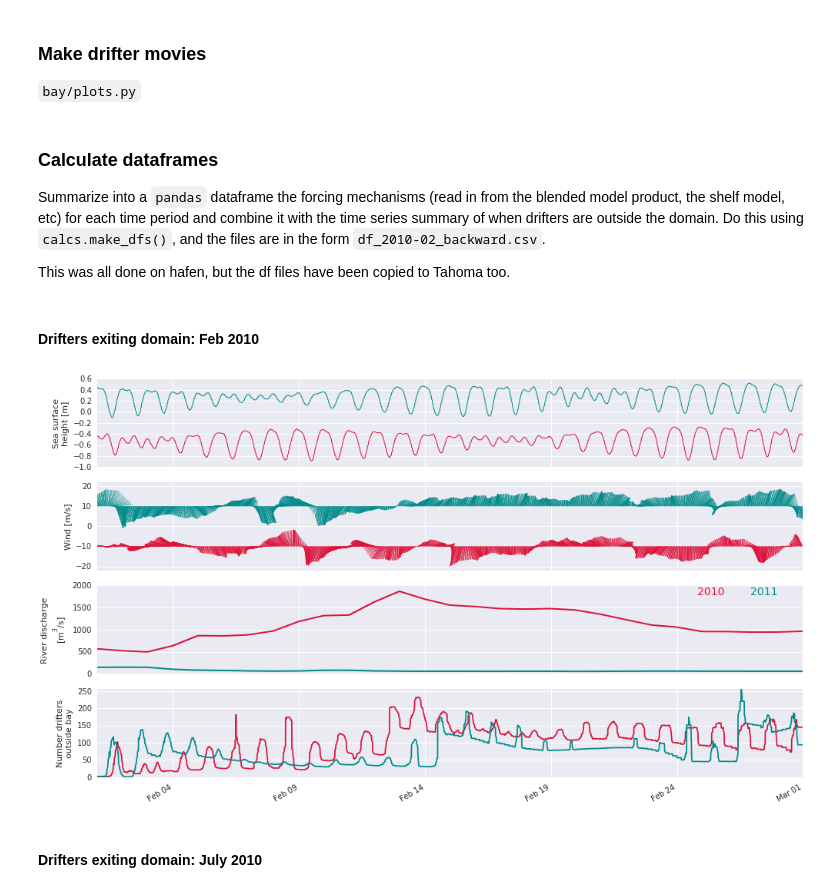
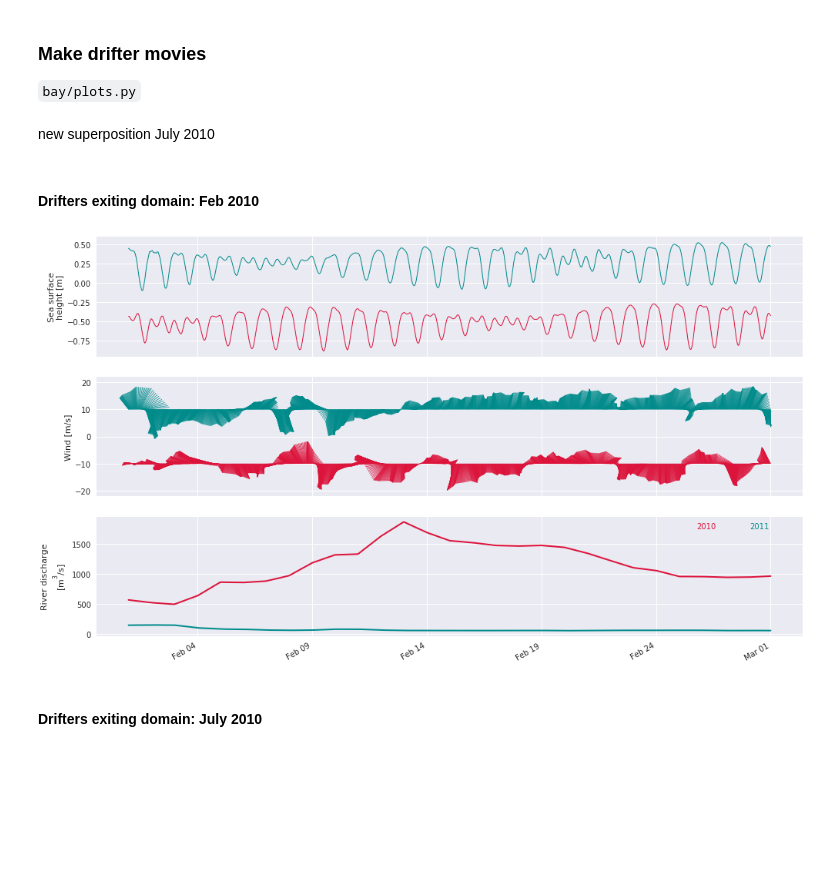
Before and after one commit to kthyng/bay, a Jupyter notebook: summary.ipynb, the cells around one changed output. Saved outputs shown, nothing was run; the diff lists cells and outputs as text; code cells hidden in the pictures; blank space fills up the shorter version.

Commit message:
working on summary notebook

```diff
--- a/summary.ipynb
+++ b/summary.ipynb
@@ -69,8 +172,5 @@ axes property.  A removal date has not been set.
 ### Make drifter movies
 
 `bay/plots.py`
-# %% [markdown]
-### Calculate dataframes
-Summarize into a `pandas` dataframe the forcing mechanisms (read in from the blended model product, the shelf model, etc) for each time period and combine it with the time series summary of when drifters are outside the domain. Do this using `calcs.make_dfs()`, and the files are in the form `df_2010-02_backward.csv`.
-
-This was all done on hafen, but the df files have been copied to Tahoma too.
+# %% [markdown]
+new superposition July 2010
@@ -79,8 +182,8 @@ This was all done on hafen, but the df files have been copied to Tahoma too.
 # %%
 %matplotlib inline
 import plots
-plots.conditions(season='winter', direction='forward')
+plots.conditions(season='winter', direction='forward', plotdrifters=False)
 # %% [output]
-[figure, old version]
+[figure, new version]
 # %% [markdown]
 #### Drifters exiting domain: July 2010
```
Also changed, not shown: parts of 14 cells of this notebook.
